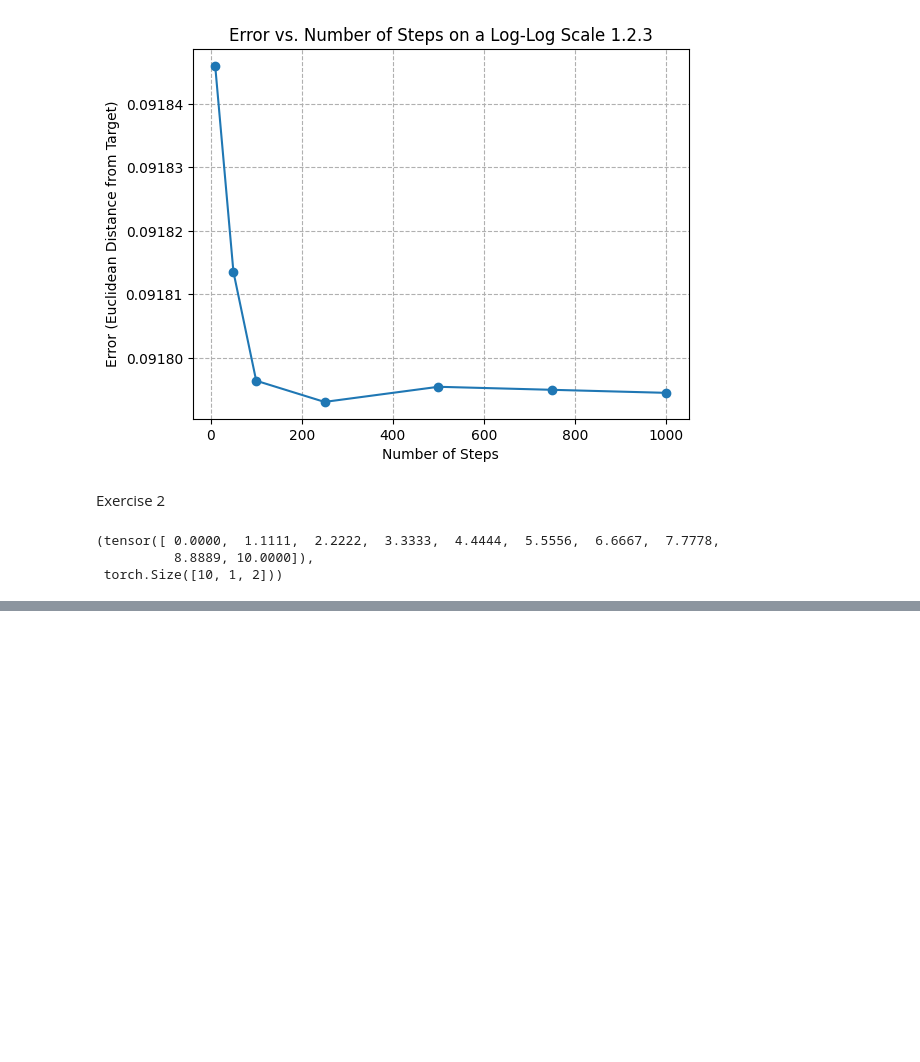
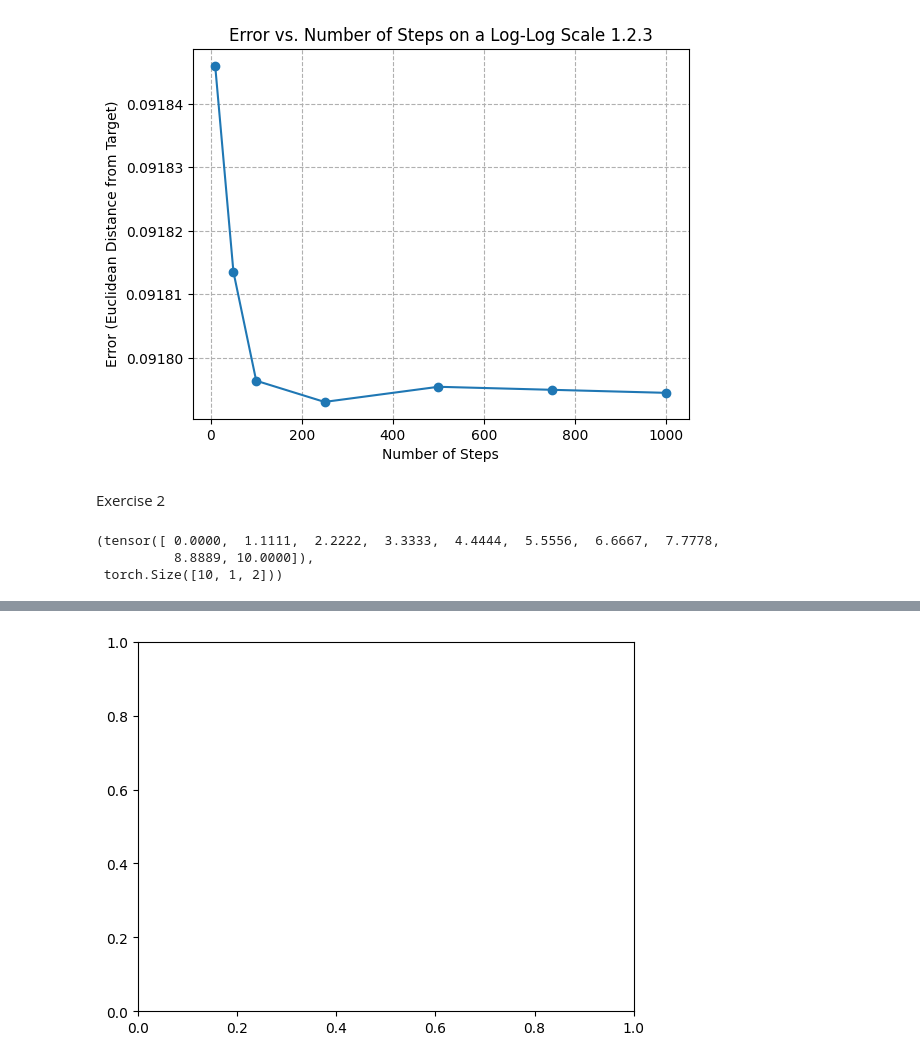
Before and after one commit to fmcknight/SCDAA, a Jupyter notebook: report.ipynb, the cells around one changed output, grey strips where cells are left out. Cells and saved outputs as stored; diff of their text form; code cells hidden in the pictures; blank space fills up the shorter version.

```diff
--- a/report.ipynb
+++ b/report.ipynb
@@ -372,15 +372,15 @@ def train_net_dgm(net_dgm, t_train, x_train, epochs=1000, lr=0.001):
     optimizer = optim.Adam(net_dgm.parameters(), lr=lr)
     criterion = nn.MSELoss()
 
-    losses = torch.tensor([])
+    losses = []
 
     for epoch in range(epochs):
         optimizer.zero_grad()
-        v_pred = net_dgm(t_train.unsqueeze(1), x_train)  # Predict value function
+        v_pred = net_dgm(t_train.unsqueeze(1), x_train.squeeze(1))  # Predict value function
         loss = criterion(v_pred, lqr_system.value_function(t_train, x_train))  # Compute loss
         loss.backward()
         optimizer.step()
-        losses= torch.cat(losses,loss.item())
+        losses.append(loss.item())
 
         if epoch % 100 == 0:
             print(f'Epoch {epoch}, Loss: {loss.item()}')
@@ -411,14 +412,14 @@ RuntimeError: Tensors must have same number of dimensions: got 2 and 3
 # Function to train the neural network
 def train_ffn_net(net_ffn, t_train, x_train, epochs=1000, lr=0.001):
     optimizer = optim.Adam(net_ffn.parameters(), lr=lr)
-    # criterion = nn.MSELoss()
+    criterion = nn.MSELoss()
 
     losses = []
 
     for epoch in range(epochs):
         optimizer.zero_grad()
-        a_pred = net_ffn(torch.cat((t_train.unsqueeze(1), x_train), dim=1))  # Predict markov control
-        loss = loss = nn.MSELoss()(a_pred, lqr_system.markov_control(t_train, x_train))
+        a_pred = net_ffn(torch.cat((t_train.unsqueeze(1), x_train.squeeze(1)), dim=1))  # Predict markov control
+        loss = loss = criterion(a_pred, lqr_system.markov_control(t_train, x_train))
         loss.backward()
         optimizer.step()
         losses.append(loss.item())
@@ -493,19 +494,91 @@ class PDE():
         u_xx = torch.autograd.grad(u_x, x, grad_outputs=torch.ones_like(u_x), create_graph=True)[0]
         u_t = torch.autograd.grad(u, t, grad_outputs=torch.ones_like(u), create_graph=True)[0]
 
+        # Compute the trace term
+        trace_term = 0.5 * torch.trace(torch.matmul(self.sigma, self.sigma.T)) * u_xx.sum(dim=1, keepdim=True)  # (batch, 2)
+        t1 = (u_x @ self.H @ x.T).sum(dim=1).unsqueeze(1)
+        t2 = (torch.matmul(u_x, torch.matmul(self.M, self.alpha.T))).T.unsqueeze(1)
+        t3 = (torch.matmul(x, torch.matmul(self.C, x.T)).sum(dim=1)).unsqueeze(1)
+        scalar_value = torch.matmul(self.alpha.T, torch.matmul(self.D, self.alpha))
+        t4 = scalar_value.unsqueeze(0).unsqueeze(1).repeat(num_samples, 1)
+
         # Compute the PDE residual term
         pde_res = (
-            u_t + 0.5 * (sigma @ sigma.T @ u_xx.T).trace()
-            + (u_x @ self.H @ x.T).sum()
-            + (u_x @ self.M @ self.alpha.T)
-            + (x @ (self.C @ x.T)).sum()
-            + (self.alpha @ (self.D @ self.alpha.T))
+            u_t + trace_term + t1 + t2 + t3 + t4
         )
 
         return pde_res
 
     def boundary_condition(self, x):
         # Compute the boundary condition term
-        u = self.net(self.T, x)  # Neural network output at the final time
-        boundary_term = torch.square(u - x @ self.R)
+        t = torch.full_like(x[:, :1], self.T.item())  # Create a tensor of the same size as x with values T
+        u = self.net(t, x)  # Neural network output at the final time
+        boundary_term = torch.square(u - torch.matmul(x, self.R))
         return boundary_term
+
+class DGM(nn.Module):
+    def __init__(self, input_dim, hidden_dim, output_dim):
+        super(DGM, self).__init__()
+        self.fc1 = nn.Linear(input_dim, hidden_dim)
+        self.fc2 = nn.Linear(hidden_dim, hidden_dim)
+        self.fc3 = nn.Linear(hidden_dim, output_dim)
+        self.activation = nn.Tanh()
+
+    def forward(self, t, x):
+        input_tensor = torch.cat((t, x), dim=1)
+        hidden1 = self.activation(self.fc1(input_tensor))
+        hidden2 = self.activation(self.fc2(hidden1))
+        output = self.fc3(hidden2)
+        return output
+
+def loss_function(u, t, x, linear_pde):
+    pde_residual = linear_pde.pde_residual(t, x)
+    boundary_term = linear_pde.boundary_condition(x)
+    loss = pde_residual.mean() + boundary_term.mean()  # Compute the mean loss
+    return loss
+
+def train_dgm(model, t_train, x_train, linear_pde, epochs, lr):
+    optimizer = optim.Adam(model.parameters(), lr=lr)
+    losses = []
+
+    for epoch in range(epochs):
+        optimizer.zero_grad()
+        u_pred = model(t_train, x_train)
+        loss = loss_function(u_pred, t_train, x_train, linear_pde)
+        loss.backward()
+        optimizer.step()
+        losses.append(loss.item())  # Store the loss value
+        if epoch % 100 == 0:
+            print(f'Epoch {epoch}, Loss: {loss.item()}')
+
+# Define hyperparameters
+input_dim = 3  # Input dimension (time, space_x, space_y)
+hidden_dim = 100  # Hidden layer dimension
+output_dim = 1  # Output dimension (solution)
+num_samples = 10  # Number of training samples
+T = torch.tensor([1], dtype=torch.float32)  # End time
+epochs = 1000  # Number of training epochs
+lr = 0.001  # Learning rate
+alpha = torch.tensor([1.0, 1.0], dtype=torch.float32)
+
+# Initialize the DGM model
+model = DGM(input_dim, hidden_dim, output_dim)
+
+# Create an instance of the HeatEquation2D class
+linear_pde = PDE(model, T, sigma, H, M, C, D, R, alpha)
+
+# Generate training data
+t_train = torch.rand(num_samples, 1) * T
+x_train = torch.rand(num_samples, 2)  # Assuming 2D space
+
+# Train the DGM model
+losses = train_dgm(model, t_train, x_train, linear_pde, epochs, lr)
+
+# Plot the losses
+plt.plot(range(epochs), losses, label='Training Loss')
+plt.xlabel('Epoch')
+plt.ylabel('Loss')
+plt.title('Training Loss')
+plt.legend()
+plt.show()
+# %% [output]
@@ -511,0 +597 @@ class PDE():
+[figure, added]
```
Also changed, not shown: parts of 6 cells of this notebook.
